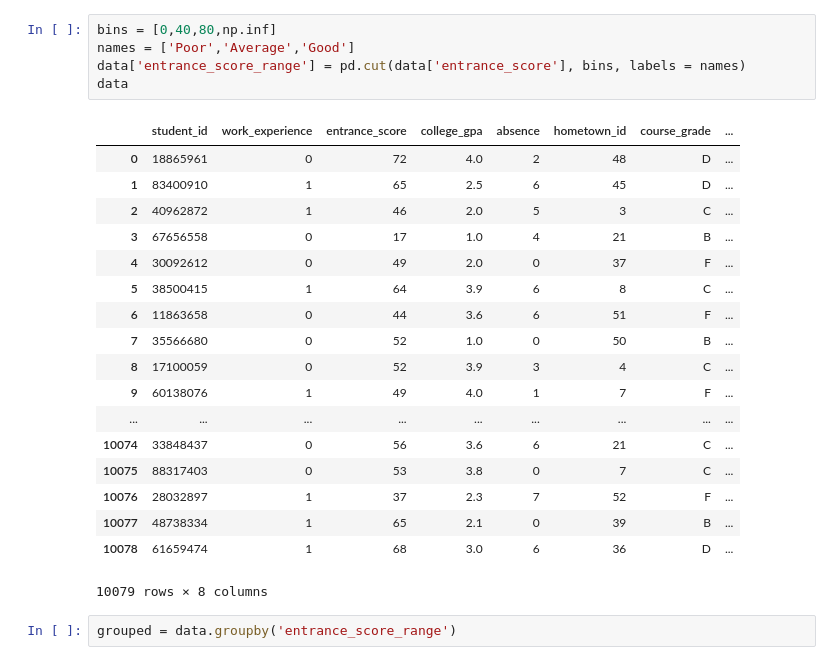
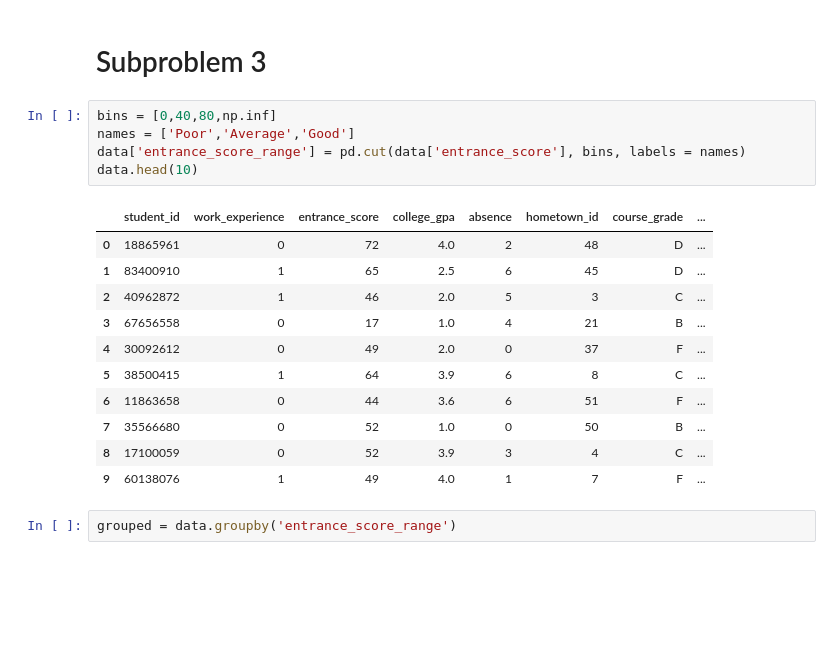
Before and after one commit to hieuchuduc/VEF_problems, a Jupyter notebook: solutions.ipynb, the cells around one changed output. Cells and saved outputs as stored; diff of their text form; blank space fills up the shorter version.

```diff
--- a/solutions.ipynb
+++ b/solutions.ipynb
@@ -26,27 +110,22 @@ data
+# %% [markdown]
+# Subproblem 3
 # %%
 bins = [0,40,80,np.inf]
 names = ['Poor','Average','Good']
 data['entrance_score_range'] = pd.cut(data['entrance_score'], bins, labels = names)
-data
+data.head(10)
 # %% [output]
 |  | student_id | work_experience | entrance_score | college_gpa | absence | hometown_id | course_grade | ... |
 | 0 | 18865961 | 0 | 72 | 4.0 | 2 | 48 | D | ... |
 | 1 | 83400910 | 1 | 65 | 2.5 | 6 | 45 | D | ... |
 | 2 | 40962872 | 1 | 46 | 2.0 | 5 | 3 | C | ... |
 | 3 | 67656558 | 0 | 17 | 1.0 | 4 | 21 | B | ... |
 | 4 | 30092612 | 0 | 49 | 2.0 | 0 | 37 | F | ... |
 | 5 | 38500415 | 1 | 64 | 3.9 | 6 | 8 | C | ... |
 | 6 | 11863658 | 0 | 44 | 3.6 | 6 | 51 | F | ... |
 | 7 | 35566680 | 0 | 52 | 1.0 | 0 | 50 | B | ... |
 | 8 | 17100059 | 0 | 52 | 3.9 | 3 | 4 | C | ... |
 | 9 | 60138076 | 1 | 49 | 4.0 | 1 | 7 | F | ... |
-| ... | ... | ... | ... | ... | ... | ... | ... | ... |
-| 10074 | 33848437 | 0 | 56 | 3.6 | 6 | 21 | C | ... |
-| 10075 | 88317403 | 0 | 53 | 3.8 | 0 | 7 | C | ... |
-| 10076 | 28032897 | 1 | 37 | 2.3 | 7 | 52 | F | ... |
-| 10077 | 48738334 | 1 | 65 | 2.1 | 0 | 39 | B | ... |
-| 10078 | 61659474 | 1 | 68 | 3.0 | 6 | 36 | D | ... |
-10079 rows × 8 columns
 # %%
 grouped = data.groupby('entrance_score_range')
 # %%
```
Also changed, not shown: parts of 12 cells of this notebook.
